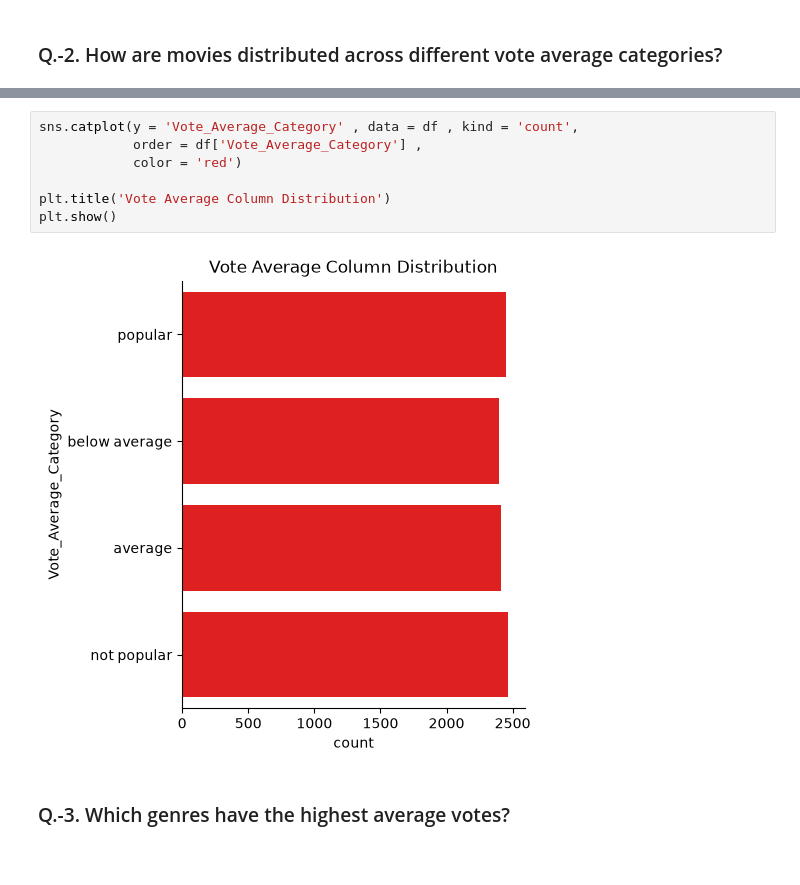
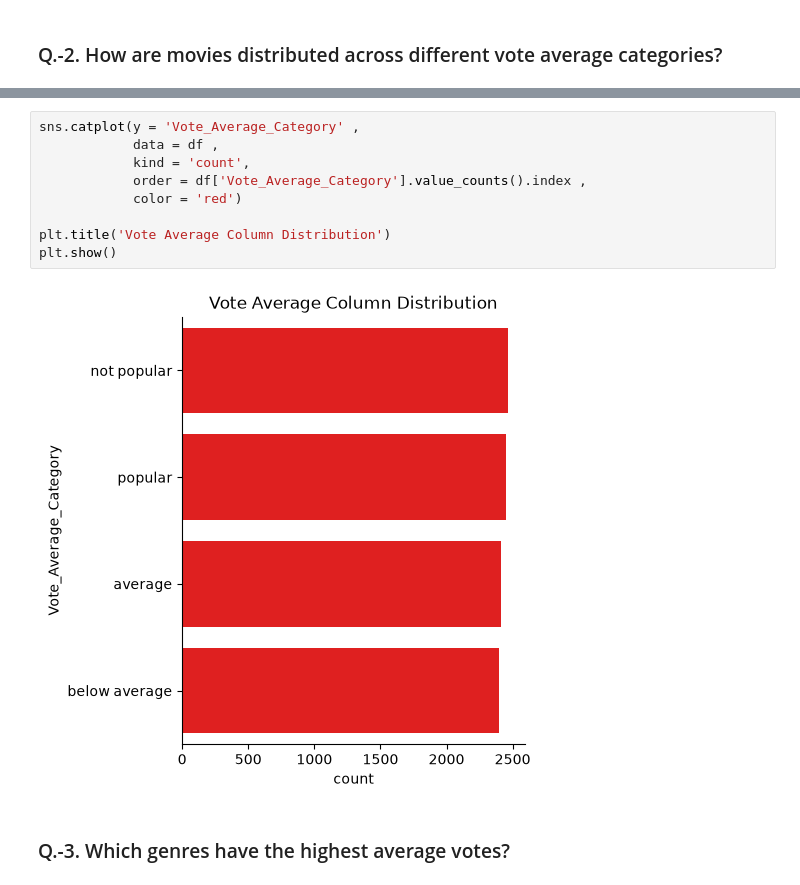
Before and after one commit to A-y-us-h/Netflix_Data_Analysis, a Jupyter notebook: notebooks/movie_data_analysis.ipynb, the cells around one changed output, grey strips where cells are left out. Saved outputs shown, nothing was run; the diff lists cells and outputs as text.

```diff
--- a/notebooks/movie_data_analysis.ipynb
+++ b/notebooks/movie_data_analysis.ipynb
@@ -286,14 +286,16 @@ df.head()
 | 3 | 2021 | Encanto | 2402.201 | 5076 | 7.7 | en | Animation, Comedy, Family, Fantasy | ... |
 | 4 | 2021 | The King's Man | 1895.511 | 1793 | 7.0 | en | Action, Adventure, Thriller, War | ... |
 # %%
-sns.catplot(y = 'Vote_Average_Category' , data = df , kind = 'count',
-            order = df['Vote_Average_Category'] ,
+sns.catplot(y = 'Vote_Average_Category' ,
+            data = df ,
+            kind = 'count',
+            order = df['Vote_Average_Category'].value_counts().index ,
             color = 'red')
 
 plt.title('Vote Average Column Distribution')
 plt.show()
 # %% [output]
-[figure, old version]
+[figure, new version]
 # %% [markdown]
 ### Q.-3. Which genres have the highest average votes?
 # %%
```
Also changed, not shown: parts of 4 cells of this notebook, 1 other file.
